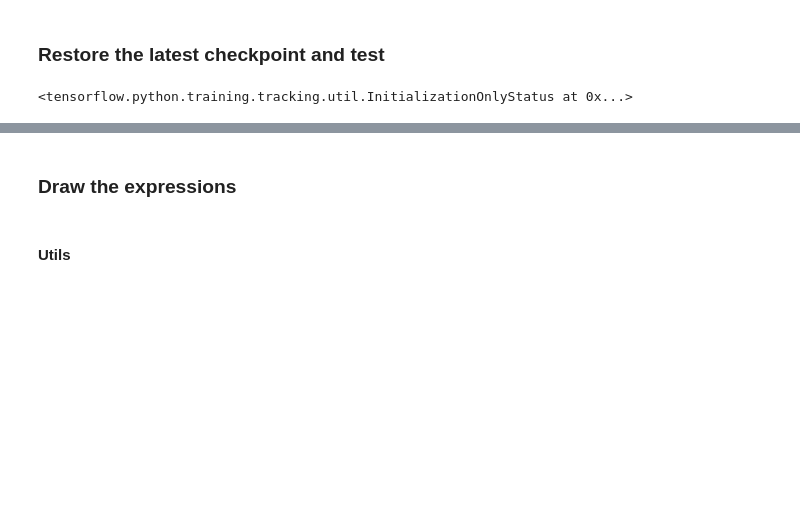
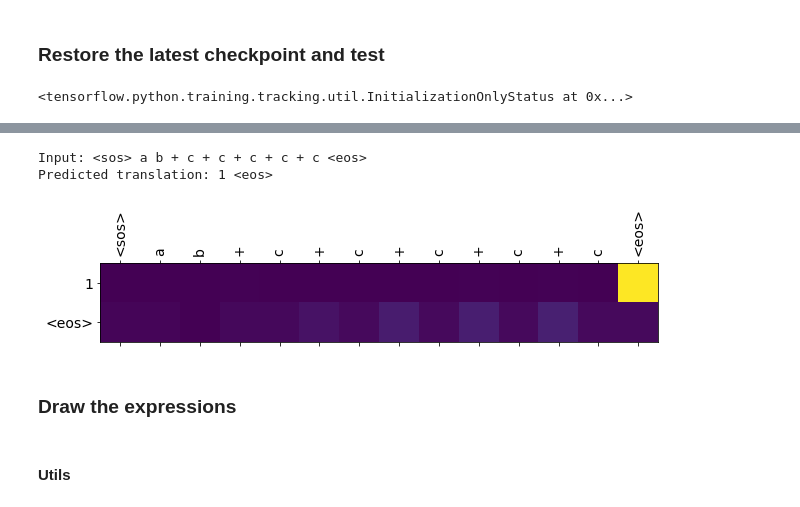
Before and after one commit to vasiliyeskin/differentiating_deep_neural_network, a Jupyter notebook: Differentiating_DNN.ipynb, the cells around one changed output, grey strips where cells are left out. Saved outputs shown, nothing was run; the diff lists cells and outputs as text; code cells hidden in the pictures; blank space fills up the shorter version.

```diff
--- a/Differentiating_DNN.ipynb
+++ b/Differentiating_DNN.ipynb
@@ -565,5 +583,9 @@ Predicted translation: { { { { { { { { { { { { { { { { { { { { { { { { { { { { {
 # %%
-translate('a b c c c c c')
+differentianing('a b + c + c + c + c + c')
+# %% [output]
+Input: <sos> a b + c + c + c + c + c <eos>
+Predicted translation: 1 <eos>
+[figure, added]
 # %%
 # # install torchtext with BLUE module
 # !pip3 install torchtext==0.8.0
```
Also changed, not shown: parts of 11 cells of this notebook.
